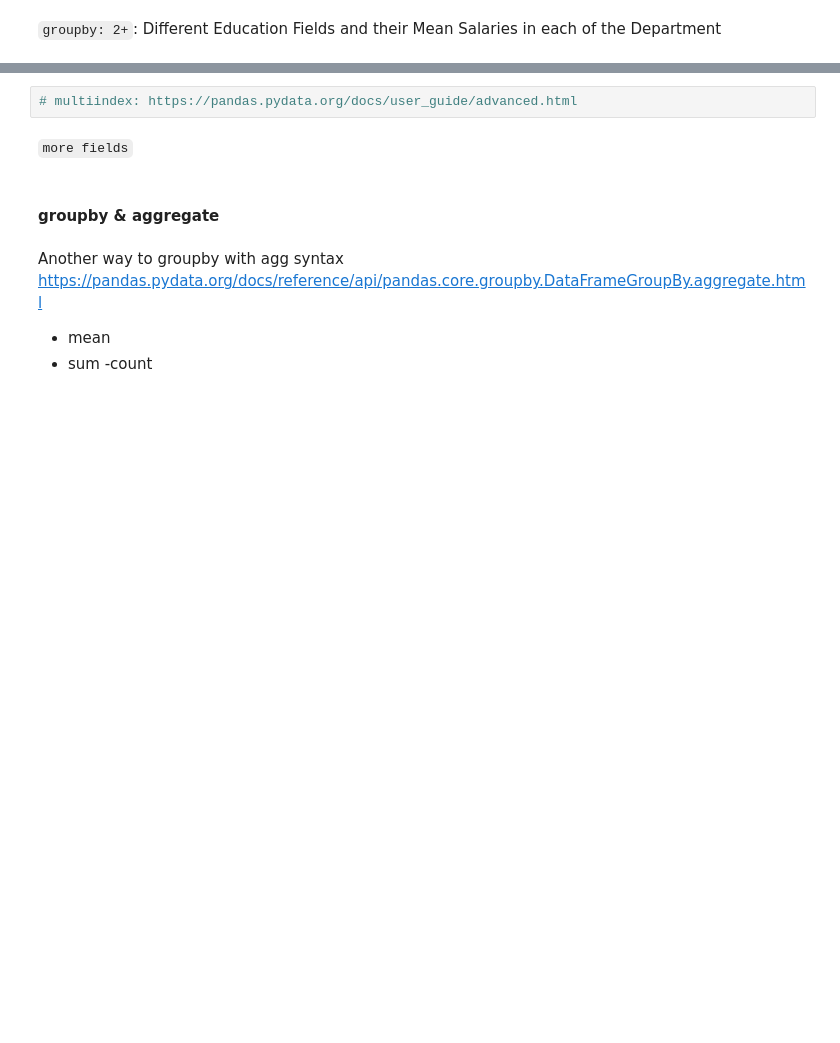
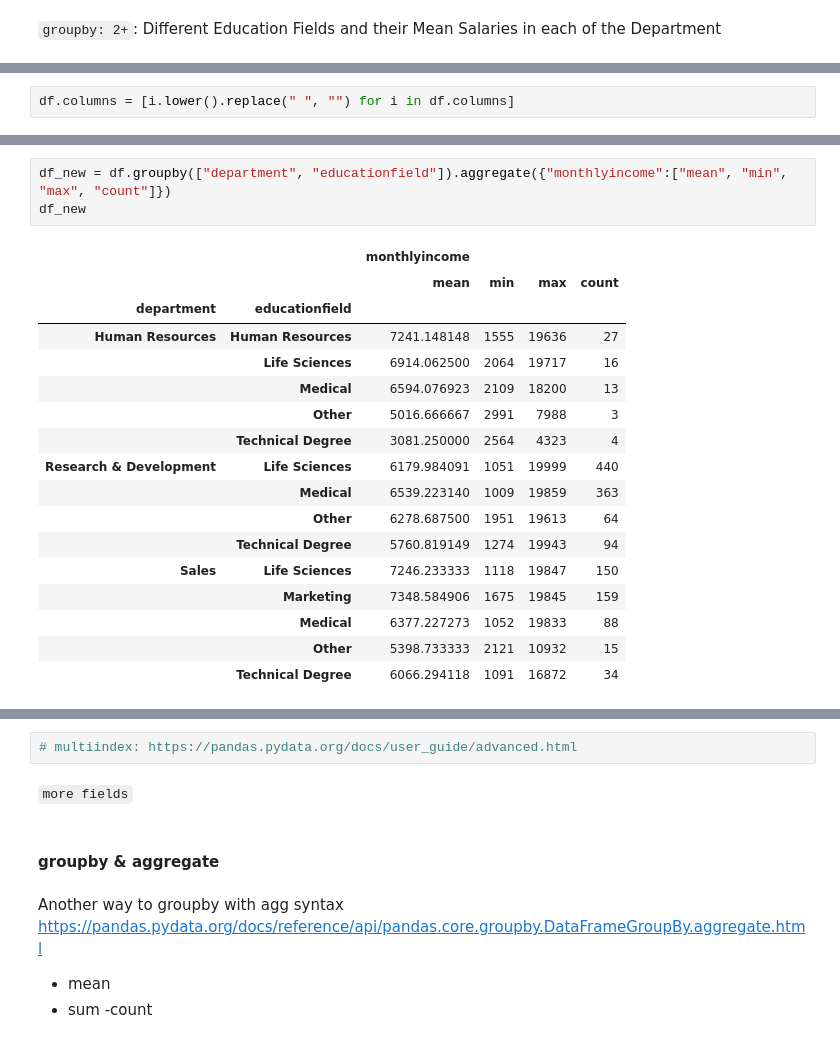
Before and after one commit to Ironhack-data-bcn-oct-2023/lectures, a Jupyter notebook: week-2/3-Pandas III - Aggregation & combination.ipynb, the cells around one changed output, grey strips where cells are left out. Saved outputs shown, nothing was run; the diff lists cells and outputs as text; blank space fills up the shorter version.

```diff
--- a/week-2/3-Pandas III - Aggregation & combination.ipynb
+++ b/week-2/3-Pandas III - Aggregation & combination.ipynb
@@ -28,0 +110,2 @@ https://pandas.pydata.org/docs/reference/api/pandas.DataFrame.groupby.html
+# %%
+df.columns = [i.lower().replace(" ", "") for i in df.columns]
@@ -28,0 +153,21 @@ https://pandas.pydata.org/docs/reference/api/pandas.DataFrame.groupby.html
+# %%
+df_new = df.groupby(["department", "educationfield"]).aggregate({"monthlyincome":["mean", "min", "max", "count"]})
+df_new
+# %% [output]
+|  |  | monthlyincome |  |  |  |
+|  |  | mean | min | max | count |
+| department | educationfield |  |  |  |  |
+| Human Resources | Human Resources | 7241.148148 | 1555 | 19636 | 27 |
+|  | Life Sciences | 6914.062500 | 2064 | 19717 | 16 |
+|  | Medical | 6594.076923 | 2109 | 18200 | 13 |
+|  | Other | 5016.666667 | 2991 | 7988 | 3 |
+|  | Technical Degree | 3081.250000 | 2564 | 4323 | 4 |
+| Research & Development | Life Sciences | 6179.984091 | 1051 | 19999 | 440 |
+|  | Medical | 6539.223140 | 1009 | 19859 | 363 |
+|  | Other | 6278.687500 | 1951 | 19613 | 64 |
+|  | Technical Degree | 5760.819149 | 1274 | 19943 | 94 |
+| Sales | Life Sciences | 7246.233333 | 1118 | 19847 | 150 |
+|  | Marketing | 7348.584906 | 1675 | 19845 | 159 |
+|  | Medical | 6377.227273 | 1052 | 19833 | 88 |
+|  | Other | 5398.733333 | 2121 | 10932 | 15 |
+|  | Technical Degree | 6066.294118 | 1091 | 16872 | 34 |
```
Also changed, not shown: parts of 42 cells of this notebook, 1 other file.
